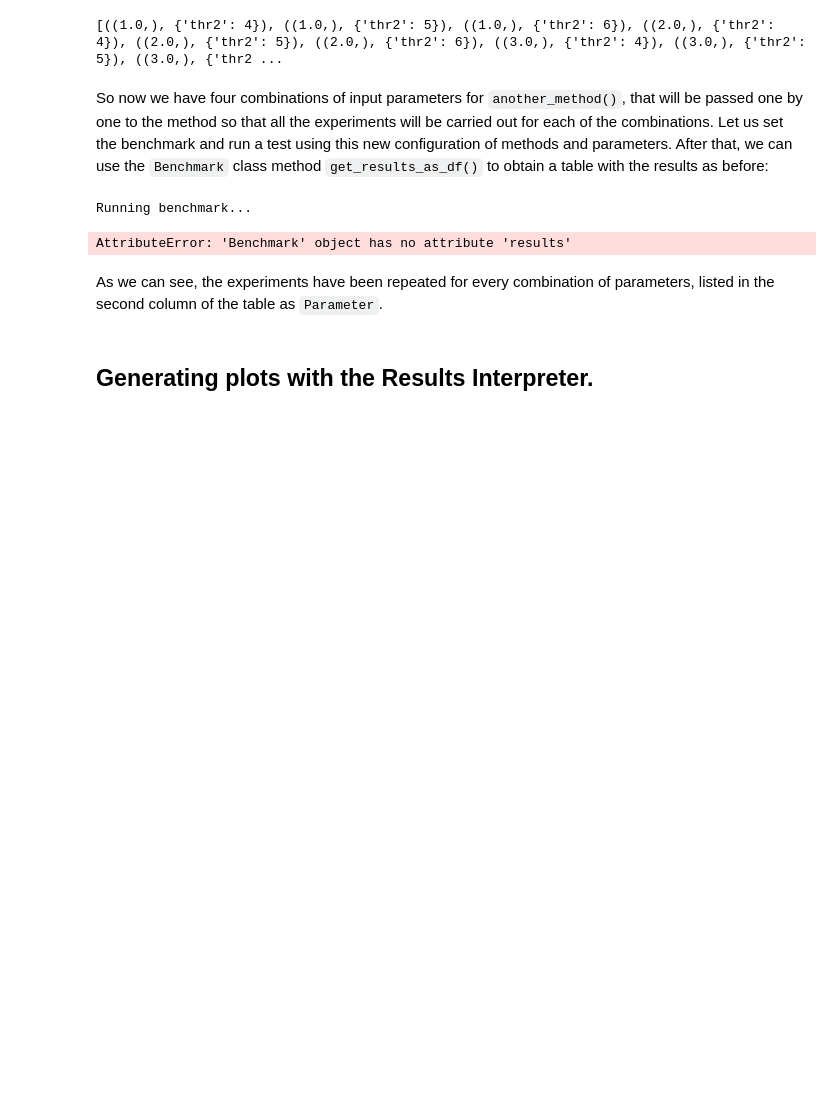
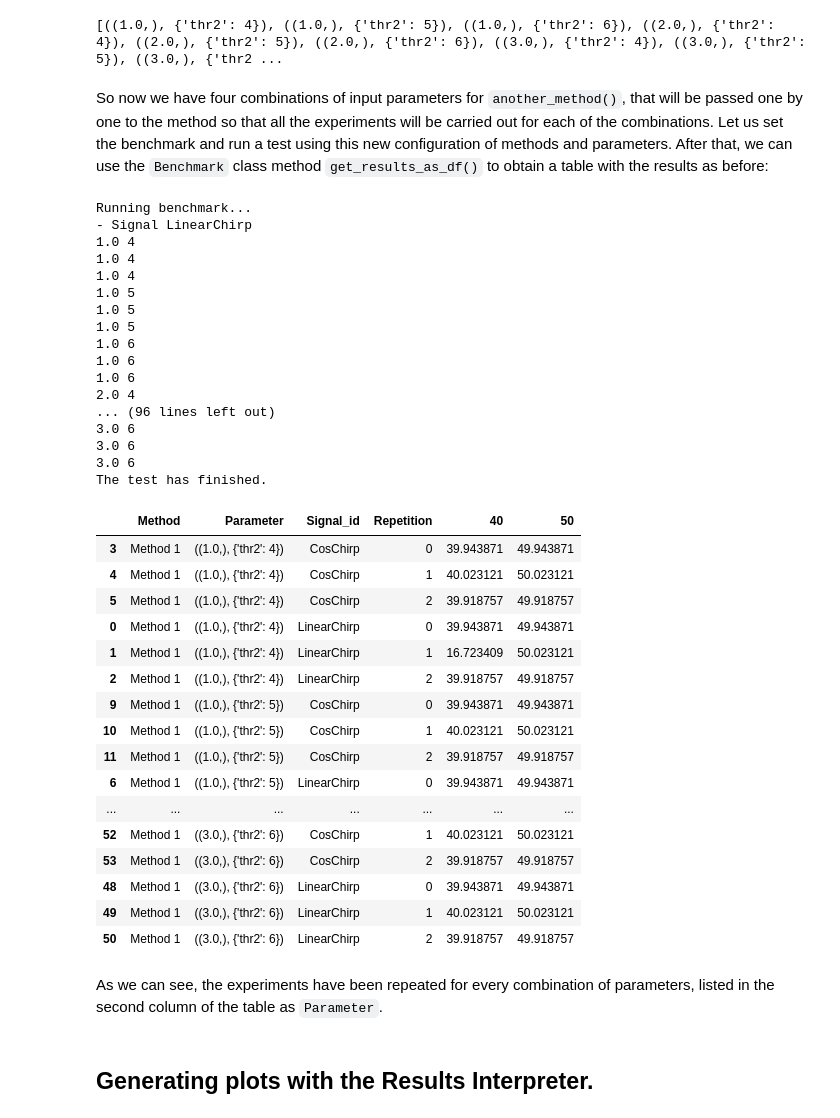
Before and after one commit to jmiramont/mcsm-benchs, a Jupyter notebook: notebooks/demo_benchmark.ipynb, the cells around one changed output. Saved outputs shown, nothing was run; the diff lists cells and outputs as text; code cells hidden in the pictures; blank space fills up the shorter version.

```diff
--- a/notebooks/demo_benchmark.ipynb
+++ b/notebooks/demo_benchmark.ipynb
@@ -170,18 +174,50 @@ So now we have four combinations of input parameters for `another_method()`, tha
 # %%
 benchmark_p = Benchmark(task = 'denoising',
                          methods = my_methods,
                          N = 256,
                          parameters = my_parameters,
                          SNRin = [40, 50],
-                         using_signals=['LinearChirp', 'CosChirp',],
+                         signal_ids=['LinearChirp', 'CosChirp',],
                          repetitions = 3)
 
 benchmark_p.run_test() # Run the test. my_results is a dictionary with the results for each of the variables of the simulation.
 results_parameters = benchmark_p.get_results_as_df() # This formats the results on a DataFrame
 results_parameters
 # %% [output]
 Running benchmark...
+- Signal LinearChirp
+1.0 4
+1.0 4
+1.0 4
+1.0 5
+1.0 5
+1.0 5
+1.0 6
+1.0 6
+1.0 6
+2.0 4
+... (96 lines left out)
+3.0 6
+3.0 6
+3.0 6
+The test has finished.
-AttributeError: 'Benchmark' object has no attribute 'results'
+|  | Method | Parameter | Signal_id | Repetition | 40 | 50 |
+| 3 | Method 1 | ((1.0,), {'thr2': 4}) | CosChirp | 0 | 39.943871 | 49.943871 |
+| 4 | Method 1 | ((1.0,), {'thr2': 4}) | CosChirp | 1 | 40.023121 | 50.023121 |
+| 5 | Method 1 | ((1.0,), {'thr2': 4}) | CosChirp | 2 | 39.918757 | 49.918757 |
+| 0 | Method 1 | ((1.0,), {'thr2': 4}) | LinearChirp | 0 | 39.943871 | 49.943871 |
+| 1 | Method 1 | ((1.0,), {'thr2': 4}) | LinearChirp | 1 | 16.723409 | 50.023121 |
+| 2 | Method 1 | ((1.0,), {'thr2': 4}) | LinearChirp | 2 | 39.918757 | 49.918757 |
+| 9 | Method 1 | ((1.0,), {'thr2': 5}) | CosChirp | 0 | 39.943871 | 49.943871 |
+| 10 | Method 1 | ((1.0,), {'thr2': 5}) | CosChirp | 1 | 40.023121 | 50.023121 |
+| 11 | Method 1 | ((1.0,), {'thr2': 5}) | CosChirp | 2 | 39.918757 | 49.918757 |
+| 6 | Method 1 | ((1.0,), {'thr2': 5}) | LinearChirp | 0 | 39.943871 | 49.943871 |
+| ... | ... | ... | ... | ... | ... | ... |
+| 52 | Method 1 | ((3.0,), {'thr2': 6}) | CosChirp | 1 | 40.023121 | 50.023121 |
+| 53 | Method 1 | ((3.0,), {'thr2': 6}) | CosChirp | 2 | 39.918757 | 49.918757 |
+| 48 | Method 1 | ((3.0,), {'thr2': 6}) | LinearChirp | 0 | 39.943871 | 49.943871 |
+| 49 | Method 1 | ((3.0,), {'thr2': 6}) | LinearChirp | 1 | 40.023121 | 50.023121 |
+| 50 | Method 1 | ((3.0,), {'thr2': 6}) | LinearChirp | 2 | 39.918757 | 49.918757 |
 # %% [markdown]
 As we can see, the experiments have been repeated for every combination of parameters, listed in the second column of the table as `Parameter`.
 # %% [markdown]
```
Also changed, not shown: parts of 2 cells of this notebook, 1 other file.
